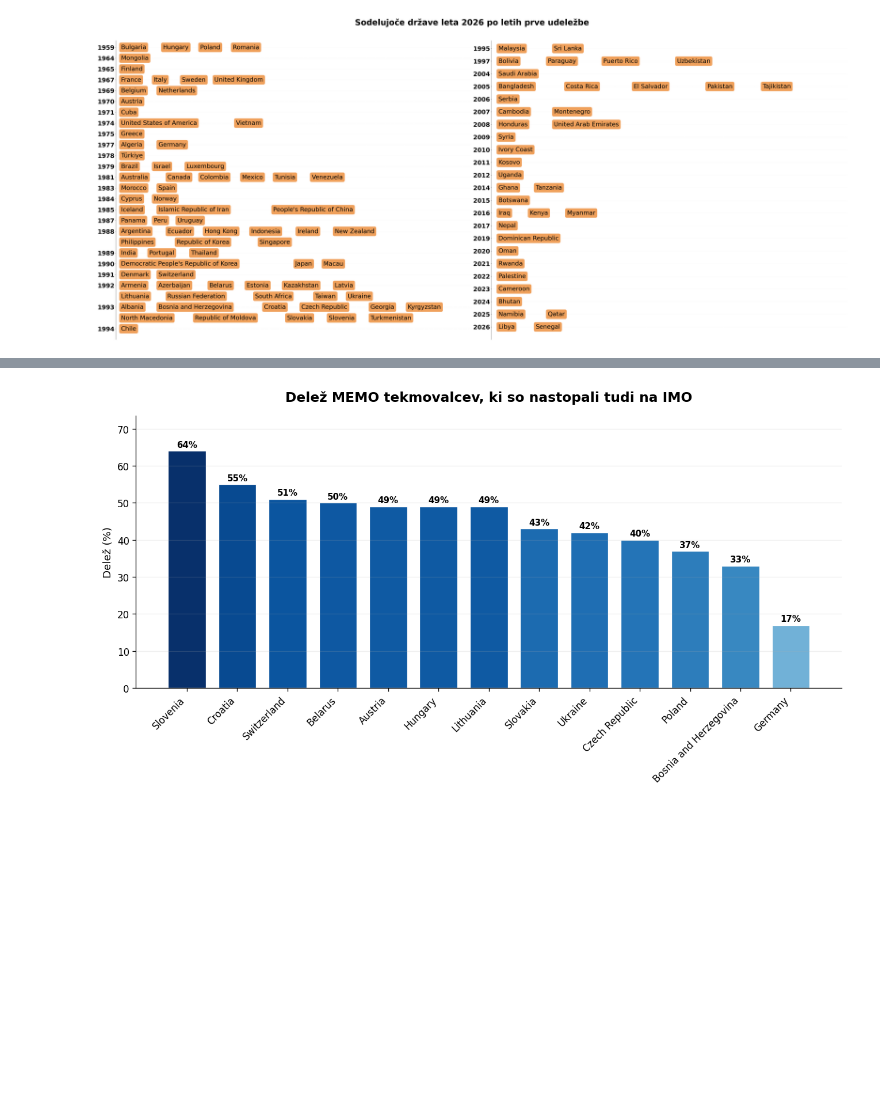
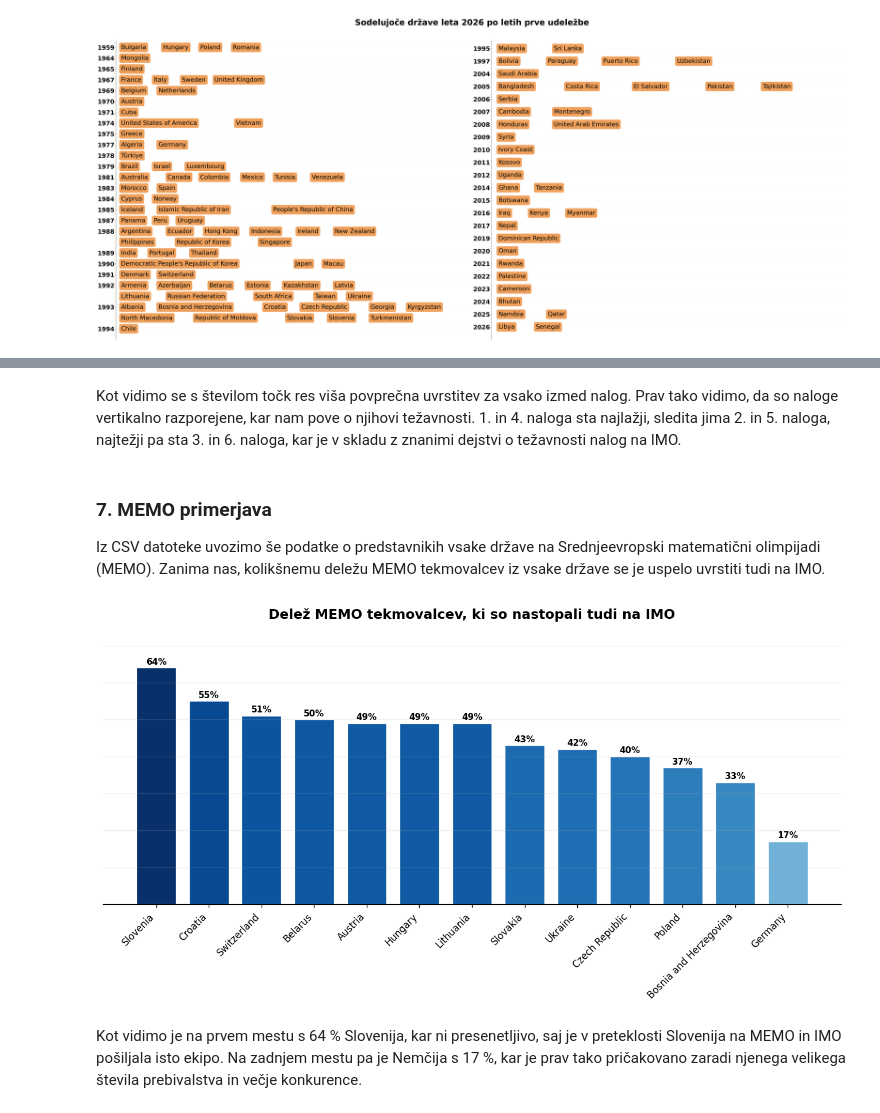
Before and after one commit to hranjecnace/uvp_projektna, a Jupyter notebook: analiza_podatkov.ipynb, the cells around one changed output, grey strips where cells are left out. Drawn from its saved outputs; the diff is of its cells as text; code cells hidden in the pictures; blank space fills up the shorter version.

```diff
--- a/analiza_podatkov.ipynb
+++ b/analiza_podatkov.ipynb
@@ -248,31 +311,38 @@ df_primerjava
+# %% [markdown]
+Kot vidimo se s številom točk res viša povprečna uvrstitev za vsako izmed nalog. Prav tako vidimo, da so naloge vertikalno razporejene, kar nam pove o njihovi težavnosti. 1. in 4. naloga sta najlažji, sledita jima 2. in 5. naloga, najtežji pa sta 3. in 6. naloga, kar je v skladu z znanimi dejstvi o težavnosti nalog na IMO.
+# %% [markdown]
+### 7. MEMO primerjava
+Iz CSV datoteke uvozimo še podatke o predstavnikih vsake države na Srednjeevropski matematični olimpijadi (MEMO). Zanima nas, kolikšnemu deležu MEMO tekmovalcev iz vsake države se je uspelo uvrstiti tudi na IMO.
 # %%
 df_memo = pd.read_csv("memo.csv")
 df_memo["Država"] = df_memo["Država"].replace({"Czechia": "Czech Republic"})
 
 memo_skupine = df_memo.groupby("Država")["Tekmovalec"].apply(set)
 imo_skupine = df.groupby("Država")["Oseba"].apply(set)
 
 df_primerjava = pd.DataFrame({
     "Država": memo_skupine.index,
     "Delež_%": [round(len(memo_skupine[d] & imo_skupine.get(d, set())) / len(memo_skupine[d]) * 100, 0) for d in memo_skupine.index]
 }).sort_values("Delež_%", ascending=False).reset_index(drop=True)
 
 fig, ax = plt.subplots(figsize=(11, 6), dpi=120)
 
 barve = plt.cm.Blues(df_primerjava["Delež_%"] / df_primerjava["Delež_%"].max() * 0.7 + 0.3)
 stolpci = ax.bar(df_primerjava["Država"], df_primerjava["Delež_%"], width=0.75, color=barve, edgecolor="white", linewidth=0.8)
 
 for stolpec, vrednost in zip(stolpci, df_primerjava["Delež_%"]):
     ax.text(stolpec.get_x() + stolpec.get_width() / 2, vrednost + 1, f"{vrednost:.0f}%", ha="center", fontsize=9, weight="bold")
 
-ax.set_ylabel("Delež (%)", fontsize=11)
 ax.set_title("Delež MEMO tekmovalcev, ki so nastopali tudi na IMO", fontsize=14, weight="bold", pad=15)
 ax.set_xticklabels(df_primerjava["Država"], rotation=45, ha="right")
-# ax.set_ylim(0, df_primerjava["Delež_%"].max() * 1.15)
+ax.tick_params(axis="y", left=False, labelleft=False)
+ax.set_ylim(0, df_primerjava["Delež_%"].max() * 1.15)
 ax.grid(axis="y", alpha=0.2)
-for spine in ["top", "right"]:
+for spine in ["top", "right", "left"]:
     ax.spines[spine].set_visible(False)
 plt.tight_layout()
 plt.show()
 # %% [output]
-[figure, old version]
+[figure, new version]
+# %% [markdown]
+Kot vidimo je na prvem mestu s 64 % Slovenija, kar ni presenetljivo, saj je v preteklosti Slovenija na MEMO in IMO pošiljala isto ekipo. Na zadnjem mestu pa je Nemčija s 17 %, kar je prav tako pričakovano zaradi njenega velikega števila prebivalstva in večje konkurence.
```
Also changed, not shown: parts of 16 cells of this notebook, 3 other files.
